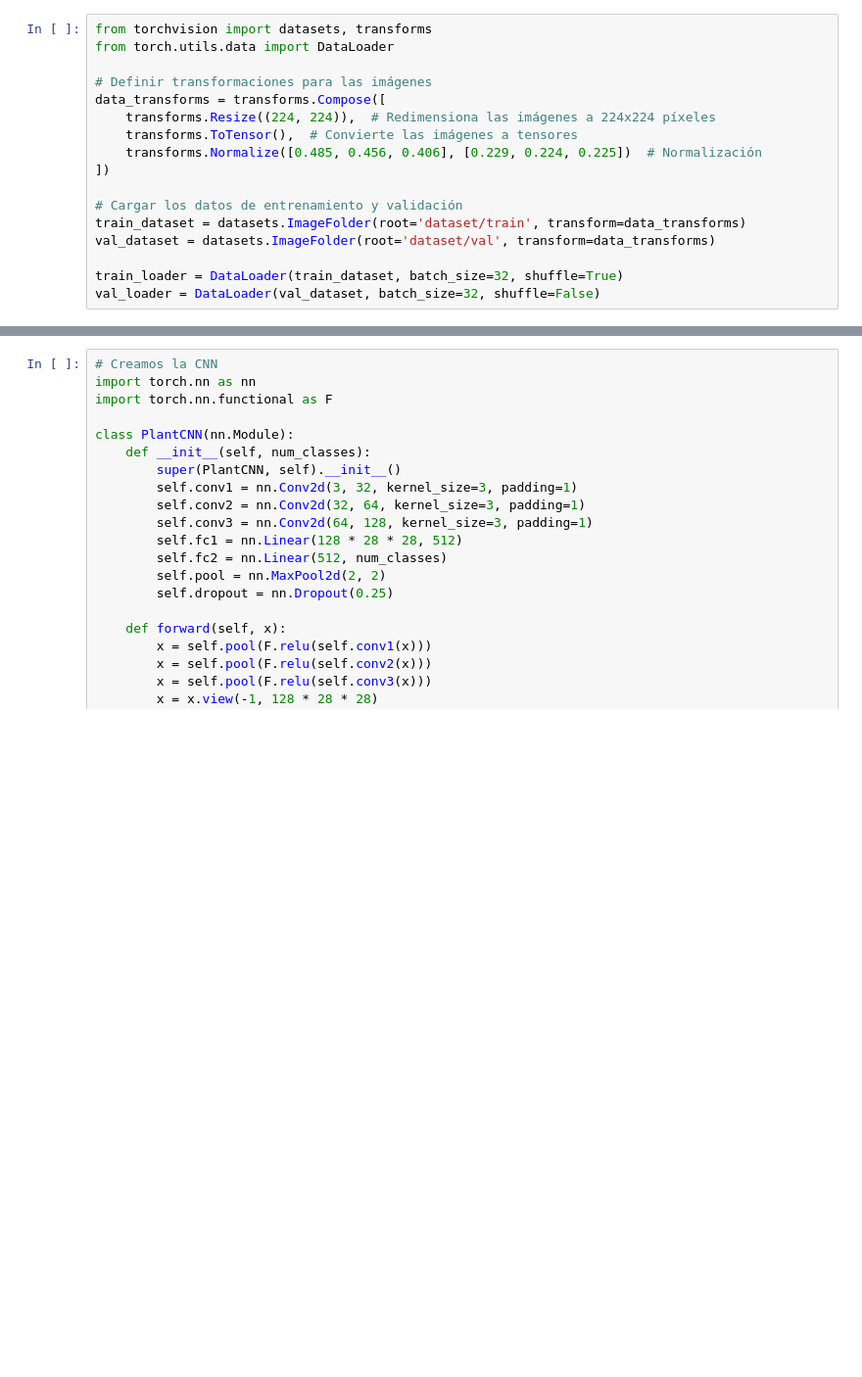
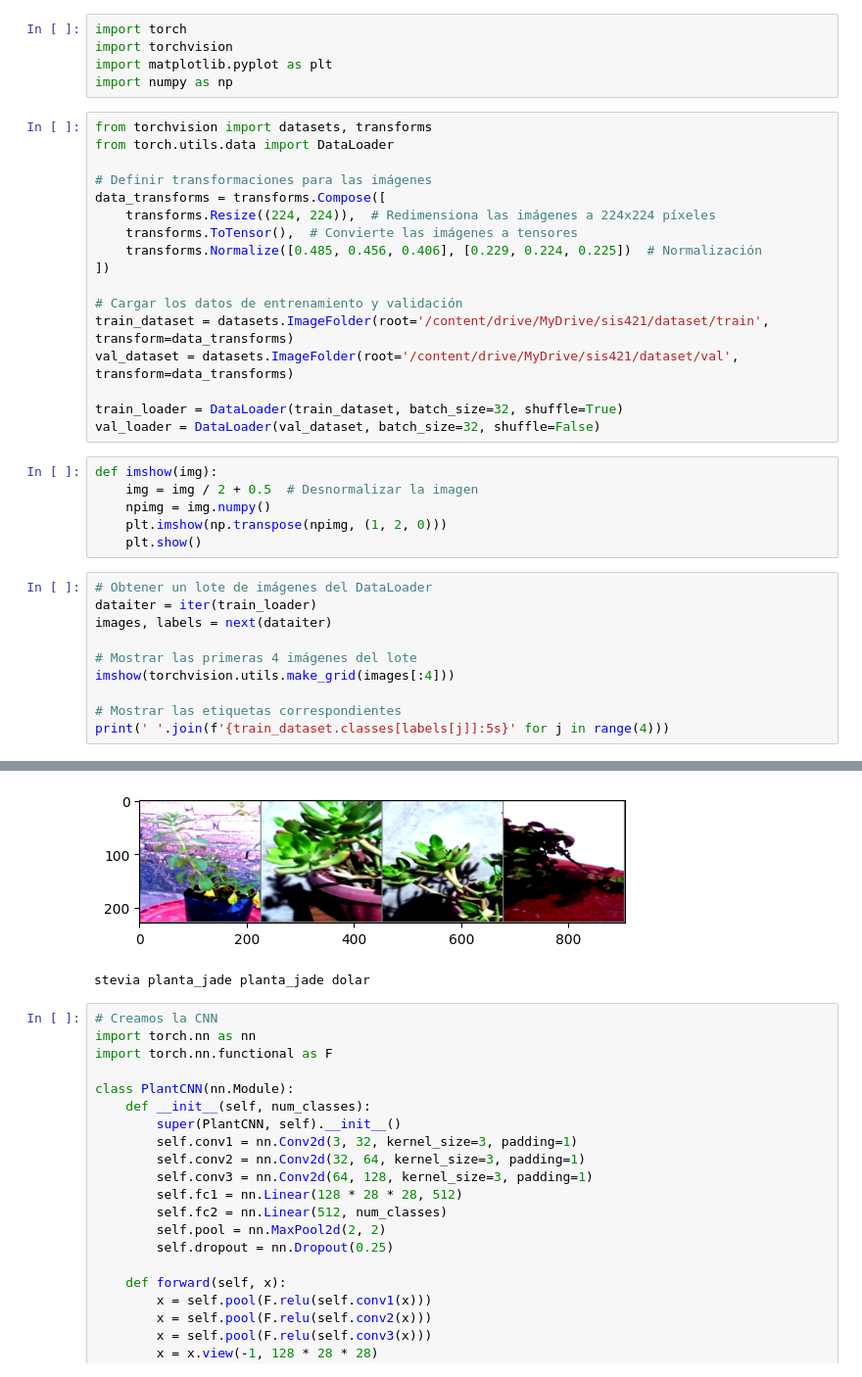
Before and after one commit to ariel101/IA2_sis421, a Jupyter notebook: CNN_lab3.ipynb, the cells around one changed output, grey strips where cells are left out. Shown at 98% size. Drawn from its saved outputs; the diff is of its cells as text; blank space fills up the shorter version.

Commit message:
actualizacion lab3 primera parte

```diff
--- a/CNN_lab3.ipynb
+++ b/CNN_lab3.ipynb
@@ -1,3 +1,8 @@
+# %%
+import torch
+import torchvision
+import matplotlib.pyplot as plt
+import numpy as np
 # %%
 from torchvision import datasets, transforms
 from torch.utils.data import DataLoader
@@ -10,8 +15,25 @@ data_transforms = transforms.Compose([
 ])
 
 # Cargar los datos de entrenamiento y validación
-train_dataset = datasets.ImageFolder(root='dataset/train', transform=data_transforms)
-val_dataset = datasets.ImageFolder(root='dataset/val', transform=data_transforms)
+train_dataset = datasets.ImageFolder(root='/content/drive/MyDrive/sis421/dataset/train', transform=data_transforms)
+val_dataset = datasets.ImageFolder(root='/content/drive/MyDrive/sis421/dataset/val', transform=data_transforms)
 
 train_loader = DataLoader(train_dataset, batch_size=32, shuffle=True)
 val_loader = DataLoader(val_dataset, batch_size=32, shuffle=False)
+# %%
+def imshow(img):
+    img = img / 2 + 0.5  # Desnormalizar la imagen
+    npimg = img.numpy()
+    plt.imshow(np.transpose(npimg, (1, 2, 0)))
+    plt.show()
+# %%
+# Obtener un lote de imágenes del DataLoader
+dataiter = iter(train_loader)
+images, labels = next(dataiter)
+
+# Mostrar las primeras 4 imágenes del lote
+imshow(torchvision.utils.make_grid(images[:4]))
+
+# Mostrar las etiquetas correspondientes
+print(' '.join(f'{train_dataset.classes[labels[j]]:5s}' for j in range(4)))
+# %% [output]
@@ -18,3 +41,5 @@ val_loader = DataLoader(val_dataset, batch_size=32, shuffle=False)
+[figure, added]
+stevia planta_jade planta_jade dolar
 # %%
 # Creamos la CNN
 import torch.nn as nn
```
Also changed, not shown: parts of 6 cells of this notebook.
